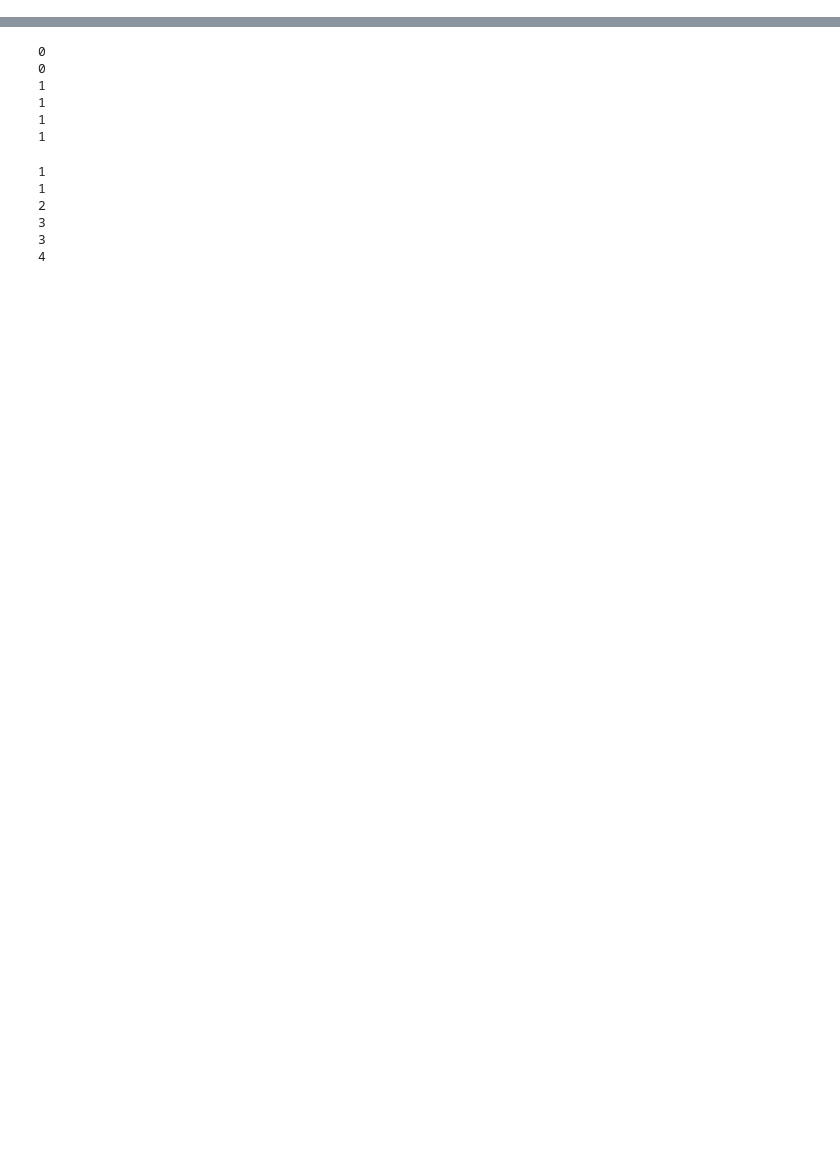
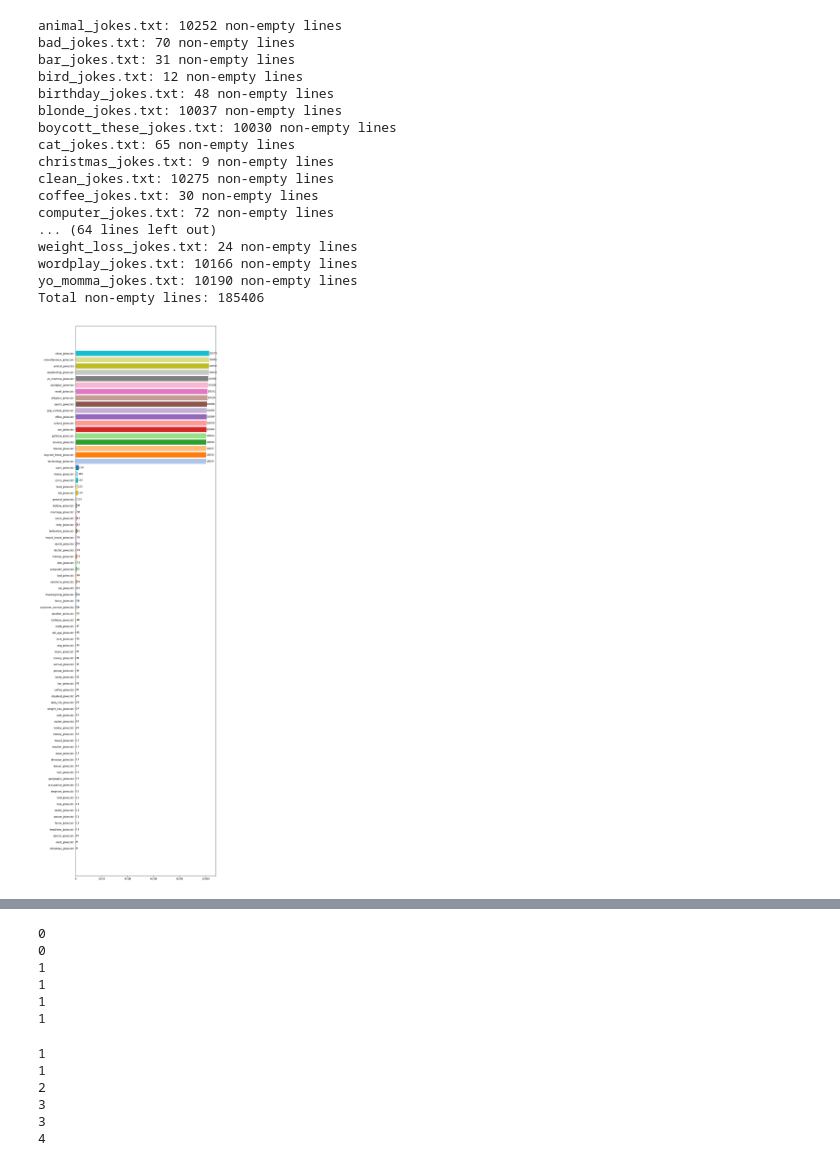
Before and after one commit to ThisIsDavis/JokeBotV2, a Jupyter notebook: webscrape.ipynb, the cells around one changed output, grey strips where cells are left out. Saved outputs shown, nothing was run; the diff lists cells and outputs as text; code cells hidden in the pictures; blank space fills up the shorter version.

```diff
--- a/webscrape.ipynb
+++ b/webscrape.ipynb
@@ -31,3 +31,59 @@ import string
 #     f.write("Yo Momma Jokes\n\n")
 #     for joke in jokes:
 #         f.write(joke + "\n\n")
+# %%
+import os
+import matplotlib.pyplot as plt
+
+folder_path = 'jokes'
+data = {}
+total_non_empty_lines = 0
+for filename in os.listdir(folder_path):
+    file_path = os.path.join(folder_path, filename)
+    if os.path.isfile(file_path):
+        with open(file_path, 'r', encoding='utf-8') as f:
+            next(f)
+            non_empty_lines = sum(1 for line in f if line.strip())
+        print(f'{filename}: {non_empty_lines} non-empty lines')
+        data[filename] = non_empty_lines
+        total_non_empty_lines += non_empty_lines
+
+# print the total number of non-empty lines
+print(f'Total non-empty lines: {total_non_empty_lines}')
+
+# sort the data in ascending order
+data = dict(sorted(data.items(), key=lambda item: item[1]))
+
+# create the bar chart
+names = list(data.keys())
+values = list(data.values())
+fig, ax = plt.subplots(figsize=(10, len(names) * 0.5))
+bars = ax.barh(names, values, color=plt.cm.tab20.colors)
+
+# add labels to the bars
+for bar in bars:
+    width = bar.get_width()
+    label_x_pos = width + 3
+    ax.text(label_x_pos, bar.get_y() + bar.get_height() / 2, width, ha='left', va='center')
+
+# save the chart to a file
+plt.show()
+# %% [output]
+animal_jokes.txt: 10252 non-empty lines
+bad_jokes.txt: 70 non-empty lines
+bar_jokes.txt: 31 non-empty lines
+bird_jokes.txt: 12 non-empty lines
+birthday_jokes.txt: 48 non-empty lines
+blonde_jokes.txt: 10037 non-empty lines
+boycott_these_jokes.txt: 10030 non-empty lines
+cat_jokes.txt: 65 non-empty lines
+christmas_jokes.txt: 9 non-empty lines
+clean_jokes.txt: 10275 non-empty lines
+coffee_jokes.txt: 30 non-empty lines
+computer_jokes.txt: 72 non-empty lines
+... (64 lines left out)
+weight_loss_jokes.txt: 24 non-empty lines
+wordplay_jokes.txt: 10166 non-empty lines
+yo_momma_jokes.txt: 10190 non-empty lines
+Total non-empty lines: 185406
+[figure, added]
```
Also changed, not shown: parts of 4 cells of this notebook, 2 other files.
